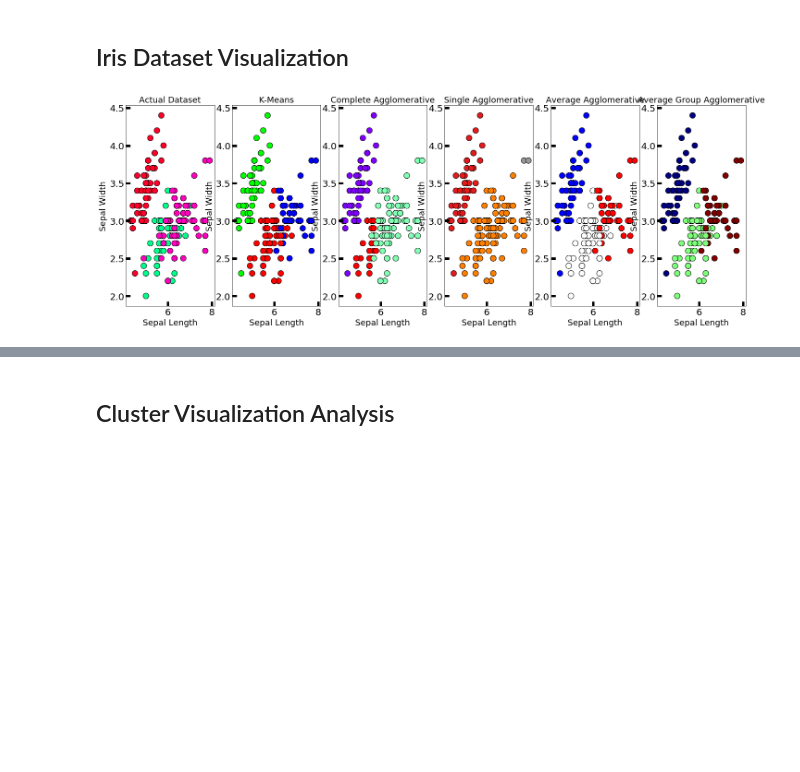
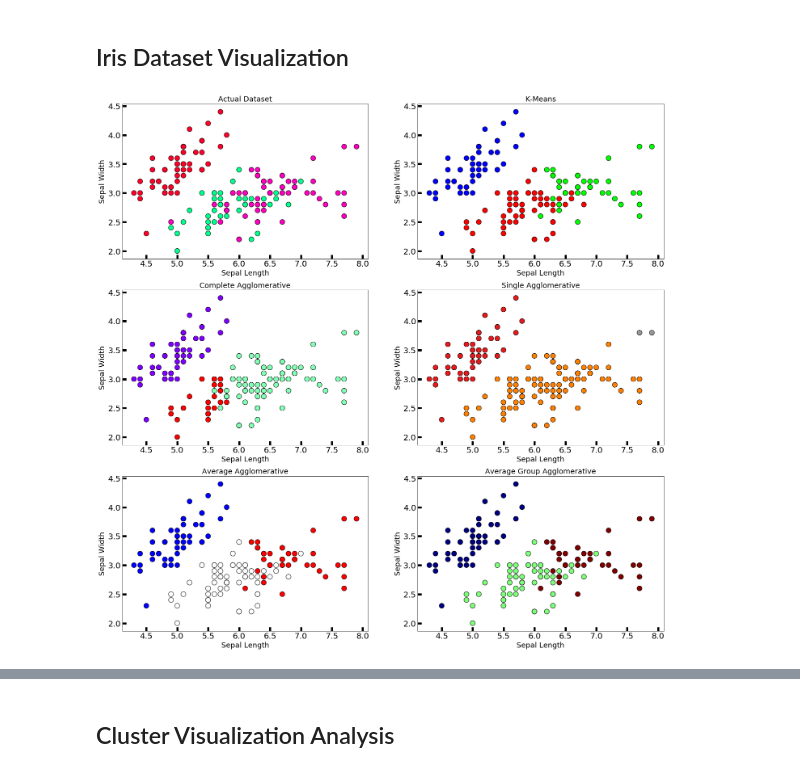
Before and after one commit to vincentbudianto/Clustering, a Jupyter notebook: Tubes2_13517014.ipynb, the cells around one changed output, grey strips where cells are left out. Saved outputs shown, nothing was run; the diff lists cells and outputs as text; code cells hidden in the pictures; blank space fills up the shorter version.

Commit message:
Beautfy graph and removed debug print

```diff
--- a/Tubes2_13517014.ipynb
+++ b/Tubes2_13517014.ipynb
@@ -124,50 +124,49 @@ fowlkes mallows score: 0.8407289157574822
 # %% [markdown]
 ## Iris Dataset Visualization
 # %%
-fig, axes = plt.subplots(1, 6, figsize=(24,8))
+fig, axes = plt.subplots(3, 2, figsize=(24,24))
 
 # Actual dataset
-axes[0].scatter(data[:,0], data[:,1], c=target, cmap='gist_rainbow', edgecolor='k', s=150)
-axes[0].set_title('Actual Dataset', fontsize=18)
-axes[0].set_xlabel('Sepal Length', fontsize=18)
-axes[0].set_ylabel('Sepal Width', fontsize=18)
-axes[0].tick_params(direction='in', length=10, width=5, colors='k', labelsize=20)
+axes[0][0].scatter(data[:,0], data[:,1], c=target, cmap='gist_rainbow', edgecolor='k', s=150)
+axes[0][0].set_title('Actual Dataset', fontsize=18)
+axes[0][0].set_xlabel('Sepal Length', fontsize=18)
+axes[0][0].set_ylabel('Sepal Width', fontsize=18)
+axes[0][0].tick_params(direction='in', length=10, width=5, colors='k', labelsize=20)
 
 # K-Means dataset
-axes[1].scatter(data[:,0], data[:,1], c=km_target, cmap='brg', edgecolor='k', s=150)
-axes[1].set_title('K-Means', fontsize=18)
-axes[1].set_xlabel('Sepal Length', fontsize=18)
-axes[1].set_ylabel('Sepal Width', fontsize=18)
-axes[1].tick_params(direction='in', length=10, width=5, colors='k', labelsize=20)
+axes[0][1].scatter(data[:,0], data[:,1], c=km_target, cmap='brg', edgecolor='k', s=150)
+axes[0][1].set_title('K-Means', fontsize=18)
+axes[0][1].set_xlabel('Sepal Length', fontsize=18)
+axes[0][1].set_ylabel('Sepal Width', fontsize=18)
+axes[0][1].tick_params(direction='in', length=10, width=5, colors='k', labelsize=20)
 
 # Complete Agglomerative dataset
-axes[2].scatter(data[:,0], data[:,1], c=agglo_complete_target, cmap='rainbow', edgecolor='k', s=150)
-axes[2].set_title('Complete Agglomerative', fontsize=18)
-axes[2].set_xlabel('Sepal Length', fontsize=18)
-axes[2].set_ylabel('Sepal Width', fontsize=18)
-axes[2].tick_params(direction='in', length=10, width=5, colors='k', labelsize=20)
+axes[1][0].scatter(data[:,0], data[:,1], c=agglo_complete_target, cmap='rainbow', edgecolor='k', s=150)
+axes[1][0].set_title('Complete Agglomerative', fontsize=18)
+axes[1][0].set_xlabel('Sepal Length', fontsize=18)
+axes[1][0].set_ylabel('Sepal Width', fontsize=18)
+axes[1][0].tick_params(direction='in', length=10, width=5, colors='k', labelsize=20)
 
 # Single Agglomerative dataset
-axes[3].scatter(data[:,0], data[:,1], c=agglo_single_target, cmap='Set1', edgecolor='k', s=150)
-axes[3].set_title('Single Agglomerative', fontsize=18)
-axes[3].set_xlabel('Sepal Length', fontsize=18)
-axes[3].set_ylabel('Sepal Width', fontsize=18)
-axes[3].tick_params(direction='in', length=10, width=5, colors='k', labelsize=20)
+axes[1][1].scatter(data[:,0], data[:,1], c=agglo_single_target, cmap='Set1', edgecolor='k', s=150)
+axes[1][1].set_title('Single Agglomerative', fontsize=18)
+axes[1][1].set_xlabel('Sepal Length', fontsize=18)
+axes[1][1].set_ylabel('Sepal Width', fontsize=18)
+axes[1][1].tick_params(direction='in', length=10, width=5, colors='k', labelsize=20)
 
 # Average Agglomerative dataset
-axes[4].scatter(data[:,0], data[:,1], c=agglo_average_target, cmap='bwr', edgecolor='k', s=150)
-axes[4].set_title('Average Agglomerative', fontsize=18)
-axes[4].set_xlabel('Sepal Length', fontsize=18)
-axes[4].set_ylabel('Sepal Width', fontsize=18)
-axes[4].tick_params(direction='in', length=10, width=5, colors='k', labelsize=20)
-
+axes[2][0].scatter(data[:,0], data[:,1], c=agglo_average_target, cmap='bwr', edgecolor='k', s=150)
+axes[2][0].set_title('Average Agglomerative', fontsize=18)
+axes[2][0].set_xlabel('Sepal Length', fontsize=18)
+axes[2][0].set_ylabel('Sepal Width', fontsize=18)
+axes[2][0].tick_params(direction='in', length=10, width=5, colors='k', labelsize=20)
 
 # Average Group Agglomerative dataset
-axes[5].scatter(data[:,0], data[:,1], c=agglo_average_group_target, cmap='jet', edgecolor='k', s=150)
-axes[5].set_title('Average Group Agglomerative', fontsize=18)
-axes[5].set_xlabel('Sepal Length', fontsize=18)
-axes[5].set_ylabel('Sepal Width', fontsize=18)
-axes[5].tick_params(direction='in', length=10, width=5, colors='k', labelsize=20)
+axes[2][1].scatter(data[:,0], data[:,1], c=agglo_average_group_target, cmap='jet', edgecolor='k', s=150)
+axes[2][1].set_title('Average Group Agglomerative', fontsize=18)
+axes[2][1].set_xlabel('Sepal Length', fontsize=18)
+axes[2][1].set_ylabel('Sepal Width', fontsize=18)
+axes[2][1].tick_params(direction='in', length=10, width=5, colors='k', labelsize=20)
 # %% [output]
-[figure, old version]
+[figure, new version]
 # %%
```
Also changed, not shown: parts of 7 cells of this notebook, 3 other files.
